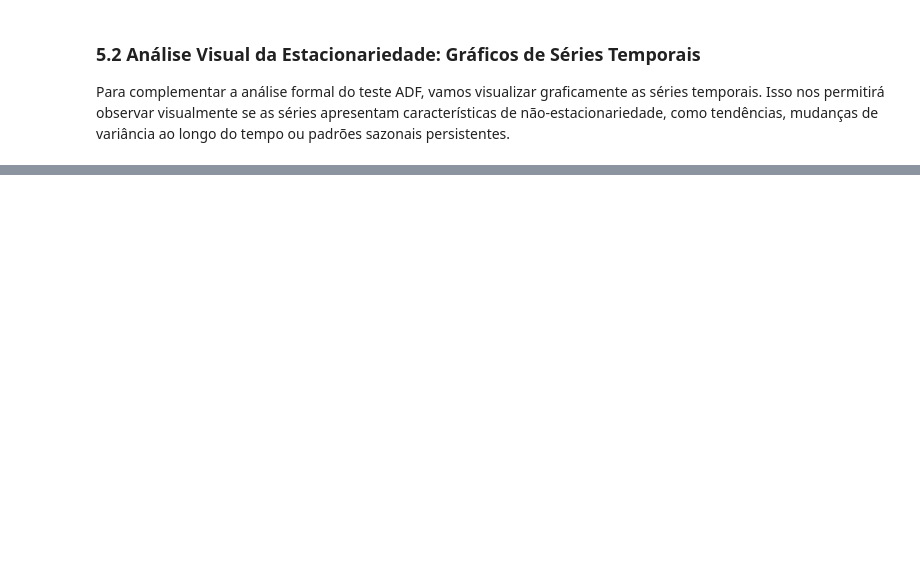
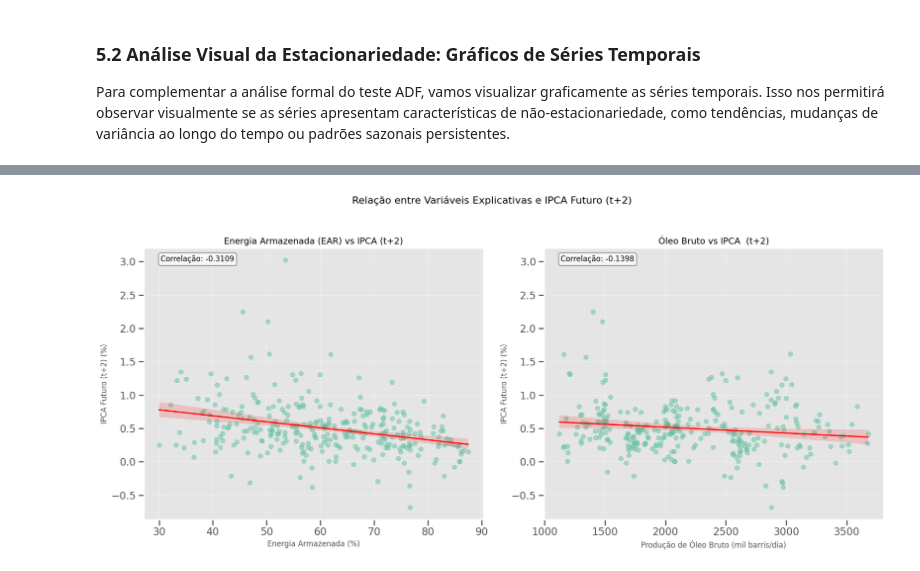
Before and after one commit to DPH38/DataScienceProject-, a Jupyter notebook: analise.ipynb, the cells around one changed output, grey strips where cells are left out. Drawn from its saved outputs; the diff is of its cells as text; code cells hidden in the pictures; blank space fills up the shorter version.

```diff
--- a/analise.ipynb
+++ b/analise.ipynb
@@ -527,0 +626,55 @@ Conclusão preliminar: A série apresenta características de não-estacionaried
+# %%
+# Criando gráficos de dispersão individuais com linha de tendência
+# para melhor visualizar a relação entre as variáveis explicativas e o IPCA futuro
+fig, axes = plt.subplots(1, 2, figsize=(18, 8))
+fig.suptitle('Relação entre Variáveis Explicativas e IPCA Futuro (t+2)',
+             fontsize=16, y=1.02)
+
+# Gráfico 1: Energia Armazenada (EAR) vs IPCA Futuro
+sns.regplot(
+    x='ear',
+    y='ipca_t_plus_2',
+    data=df_lag,
+    ax=axes[0],
+    scatter_kws={'alpha': 0.5, 's': 50},
+    line_kws={'color': 'red', 'linewidth': 2}
+)
+axes[0].set_title('Energia Armazenada (EAR) vs IPCA (t+2)', fontsize=14)
+axes[0].set_xlabel('Energia Armazenada (%)', fontsize=12)
+axes[0].set_ylabel('IPCA Futuro (t+2) (%)', fontsize=12)
+axes[0].grid(True, alpha=0.3)
+
+# Adicionando o coeficiente de correlação ao gráfico
+corr_ear = df_lag['ear'].corr(df_lag['ipca_t_plus_2'])
+axes[0].annotate(f'Correlação: {corr_ear:.4f}',
+                xy=(0.05, 0.95),
+                xycoords='axes fraction',
+                bbox=dict(boxstyle="round,pad=0.3", fc="white", ec="gray", alpha=0.8),
+                fontsize=12)
+
+# Gráfico 2: Óleo Bruto vs IPCA Futuro
+sns.regplot(
+    x='oleo_bruto',
+    y='ipca_t_plus_2',
+    data=df_lag,
+    ax=axes[1],
+    scatter_kws={'alpha': 0.5, 's': 50},
+    line_kws={'color': 'red', 'linewidth': 2}
+)
+axes[1].set_title('Óleo Bruto vs IPCA  (t+2)', fontsize=14)
+axes[1].set_xlabel('Produção de Óleo Bruto (mil barris/dia)', fontsize=12)
+axes[1].set_ylabel('IPCA Futuro (t+2) (%)', fontsize=12)
+axes[1].grid(True, alpha=0.3)
+
+# Adicionando o coeficiente de correlação ao gráfico
+corr_oleo = df_lag['oleo_bruto'].corr(df_lag['ipca_t_plus_2'])
+axes[1].annotate(f'Correlação: {corr_oleo:.4f}',
+                xy=(0.05, 0.95),
+                xycoords='axes fraction',
+                bbox=dict(boxstyle="round,pad=0.3", fc="white", ec="gray", alpha=0.8),
+                fontsize=12)
+
+plt.tight_layout()
+plt.show()
+# %% [output]
+[figure, added]
```
Also changed, not shown: parts of 20 cells of this notebook, 4 other files.
